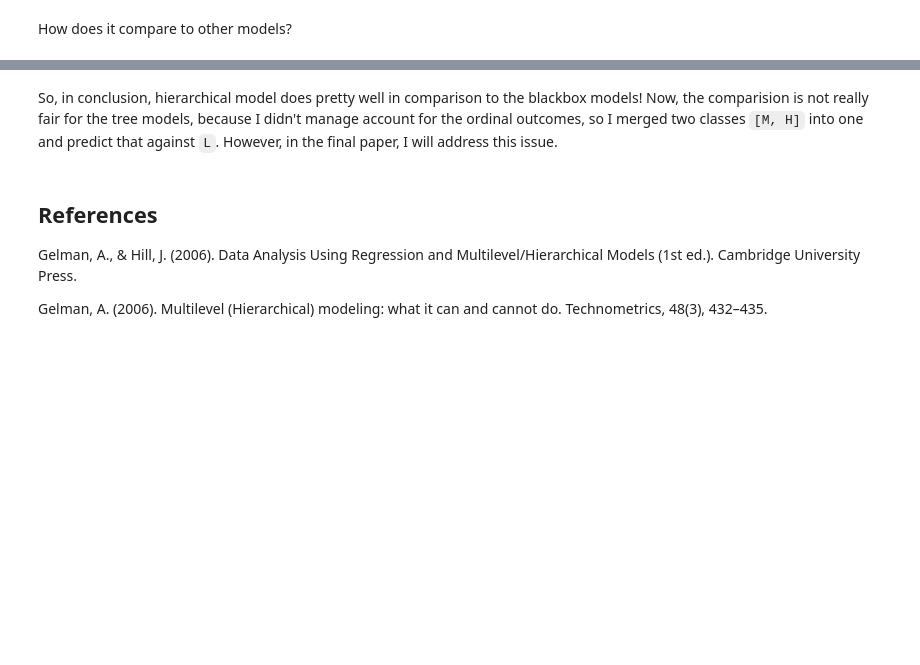
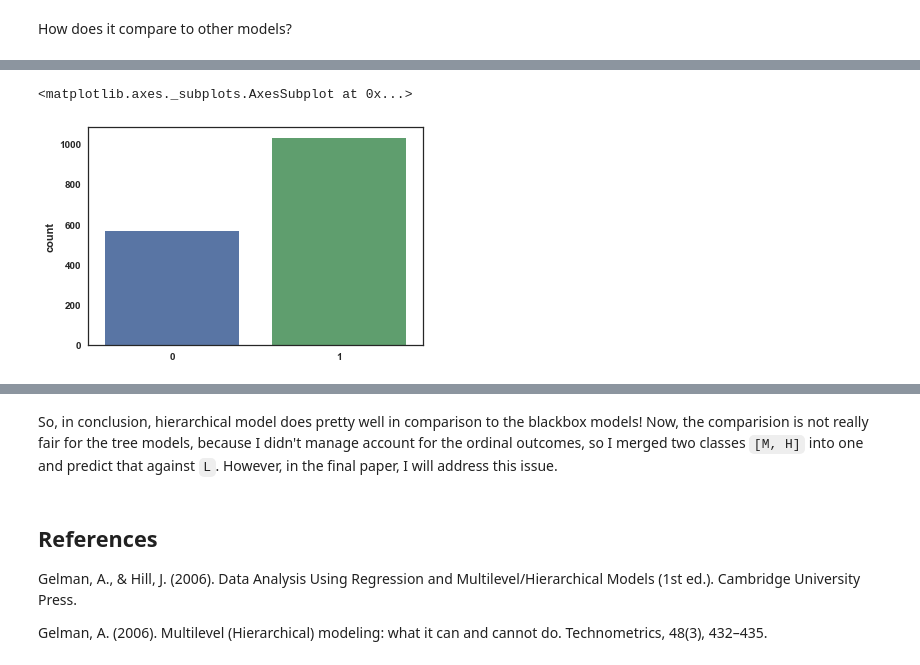
Before and after one commit to nguyentu1602/et_submissions, a Jupyter notebook: final/notebook/Final Models - 2 models Topic x country.ipynb, the cells around one changed output, grey strips where cells are left out. Cells and saved outputs as stored; diff of their text form; code cells hidden in the pictures; blank space fills up the shorter version.

```diff
--- a/final/notebook/Final Models - 2 models Topic vs country.ipynb
+++ b/final/notebook/Final Models - 2 models Topic x country.ipynb
@@ -545,0 +608,9 @@ print(table)
+# %%
+# need to make long-form data here:
+
+# sns.countplot(np.array(ylm_pred_arr[:,94], dtype=np.int))
+# sns.countplot(np.array(ylm_pred_arr[:,34], dtype=np.int))
+sns.countplot(np.array(ylm_pred_arr[:,0], dtype=np.int))
+# %% [output]
+<matplotlib.axes._subplots.AxesSubplot at 0x...>
+[figure, added]
```
Also changed, not shown: parts of 15 cells of this notebook, 1 other file.
